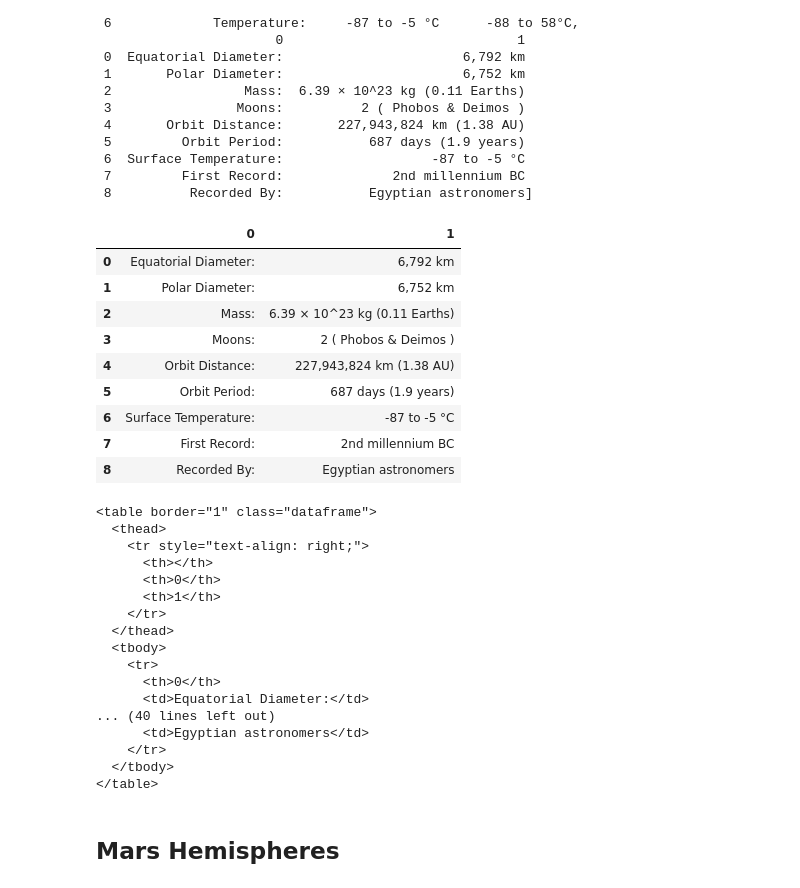
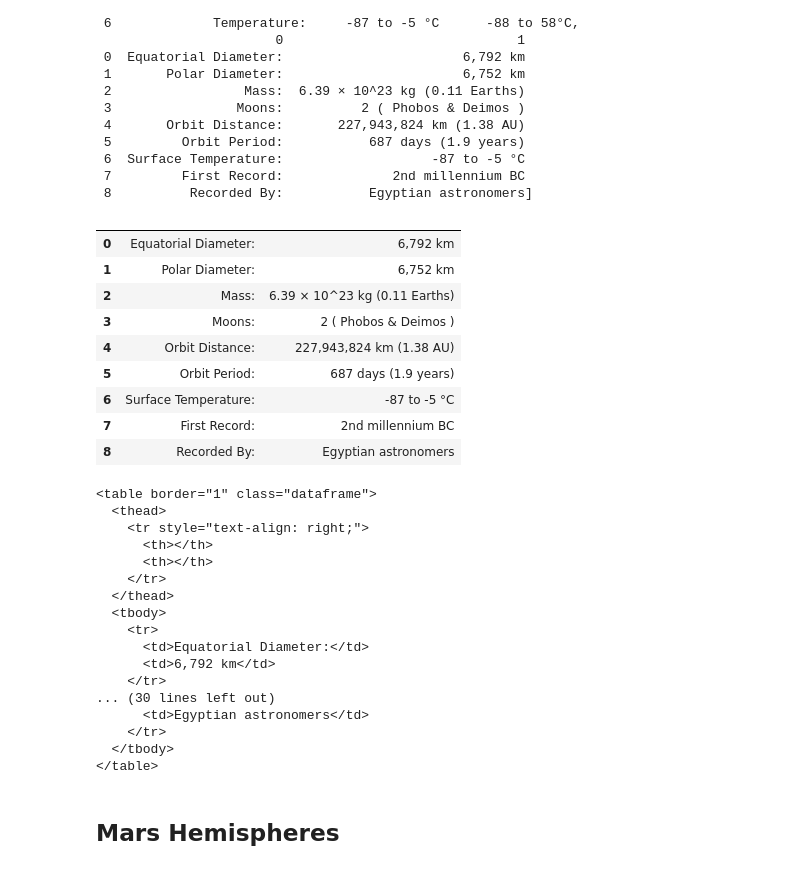
Before and after one commit to mbruns13/web-scraping-challenge, a Jupyter notebook: Missions_to_Mars/mission_to_mars.ipynb, the cells around one changed output. Cells and saved outputs as stored; diff of their text form; code cells hidden in the pictures.

Commit message:
adding html page and updating code

```diff
--- a/Missions_to_Mars/mission_to_mars.ipynb
+++ b/Missions_to_Mars/mission_to_mars.ipynb
@@ -180,9 +180,10 @@ tables
  8          Recorded By:           Egyptian astronomers]
 # %%
 mars_facts = tables[1]
+mars_facts = mars_facts.rename(columns = {0:'',1:''})
 mars_facts
 # %% [output]
-|  | 0 | 1 |
+|  |  |  |
 | 0 | Equatorial Diameter: | 6,792 km |
 | 1 | Polar Diameter: | 6,752 km |
 | 2 | Mass: | 6.39 × 10^23 kg (0.11 Earths) |
@@ -193,22 +194,22 @@ mars_facts
 | 7 | First Record: | 2nd millennium BC |
 | 8 | Recorded By: | Egyptian astronomers |
 # %%
-mars_facts_table = mars_facts.to_html()
+mars_facts_table = mars_facts.to_html(index=False)
 print(mars_facts_table)
 # %% [output]
 <table border="1" class="dataframe">
   <thead>
     <tr style="text-align: right;">
       <th></th>
-      <th>0</th>
-      <th>1</th>
+      <th></th>
     </tr>
   </thead>
   <tbody>
     <tr>
-      <th>0</th>
       <td>Equatorial Diameter:</td>
-... (40 lines left out)
+      <td>6,792 km</td>
+    </tr>
+... (30 lines left out)
       <td>Egyptian astronomers</td>
     </tr>
   </tbody>
```
Also changed, not shown: parts of 3 cells of this notebook, 4 other files.
